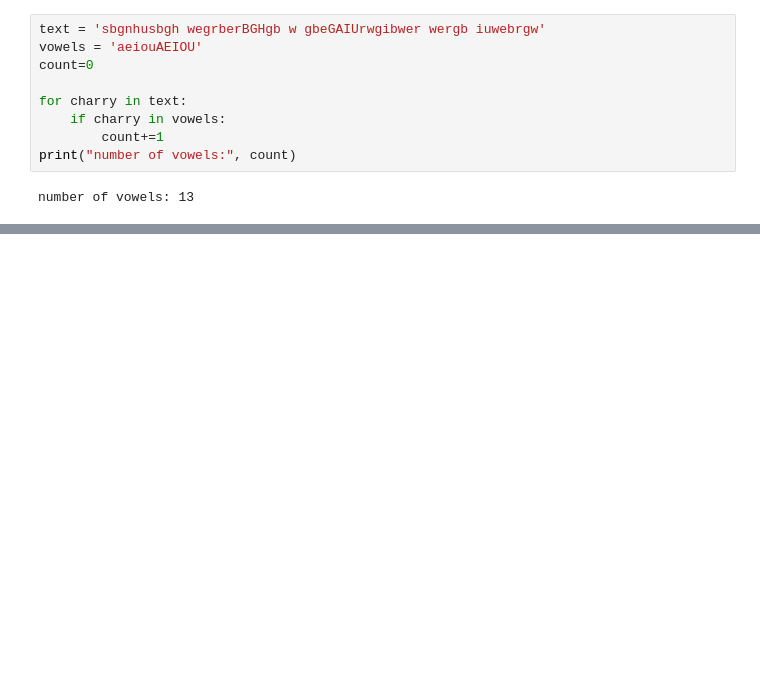
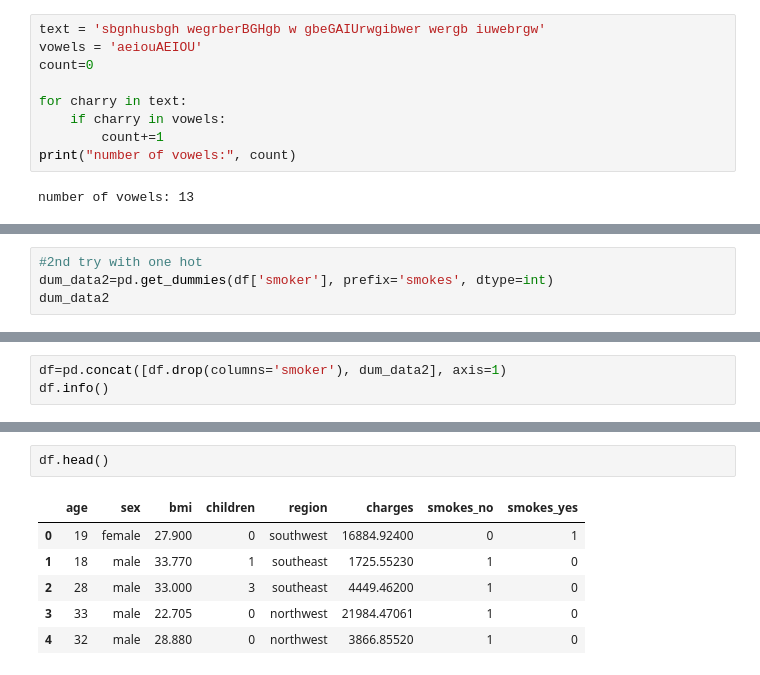
Before and after one commit to axrorbusan/salom, a Jupyter notebook: 7_dars/axror_7_dars.ipynb, the cells around one changed output, grey strips where cells are left out. Cells and saved outputs as stored; diff of their text form; blank space fills up the shorter version.

```diff
--- a/7_dars/axror_7_dars.ipynb
+++ b/7_dars/axror_7_dars.ipynb
@@ -262,0 +377,4 @@ number of vowels: 13
+# %%
+#2nd try with one hot
+dum_data2=pd.get_dummies(df['smoker'], prefix='smokes', dtype=int)
+dum_data2
@@ -262,0 +395,3 @@ number of vowels: 13
+# %%
+df=pd.concat([df.drop(columns='smoker'), dum_data2], axis=1)
+df.info()
@@ -262,0 +414,9 @@ number of vowels: 13
+# %%
+df.head()
+# %% [output]
+|  | age | sex | bmi | children | region | charges | smokes_no | smokes_yes |
+| 0 | 19 | female | 27.900 | 0 | southwest | 16884.92400 | 0 | 1 |
+| 1 | 18 | male | 33.770 | 1 | southeast | 1725.55230 | 1 | 0 |
+| 2 | 28 | male | 33.000 | 3 | southeast | 4449.46200 | 1 | 0 |
+| 3 | 33 | male | 22.705 | 0 | northwest | 21984.47061 | 1 | 0 |
+| 4 | 32 | male | 28.880 | 0 | northwest | 3866.85520 | 1 | 0 |
```
Also changed, not shown: parts of 10 cells of this notebook, 1 other file.
